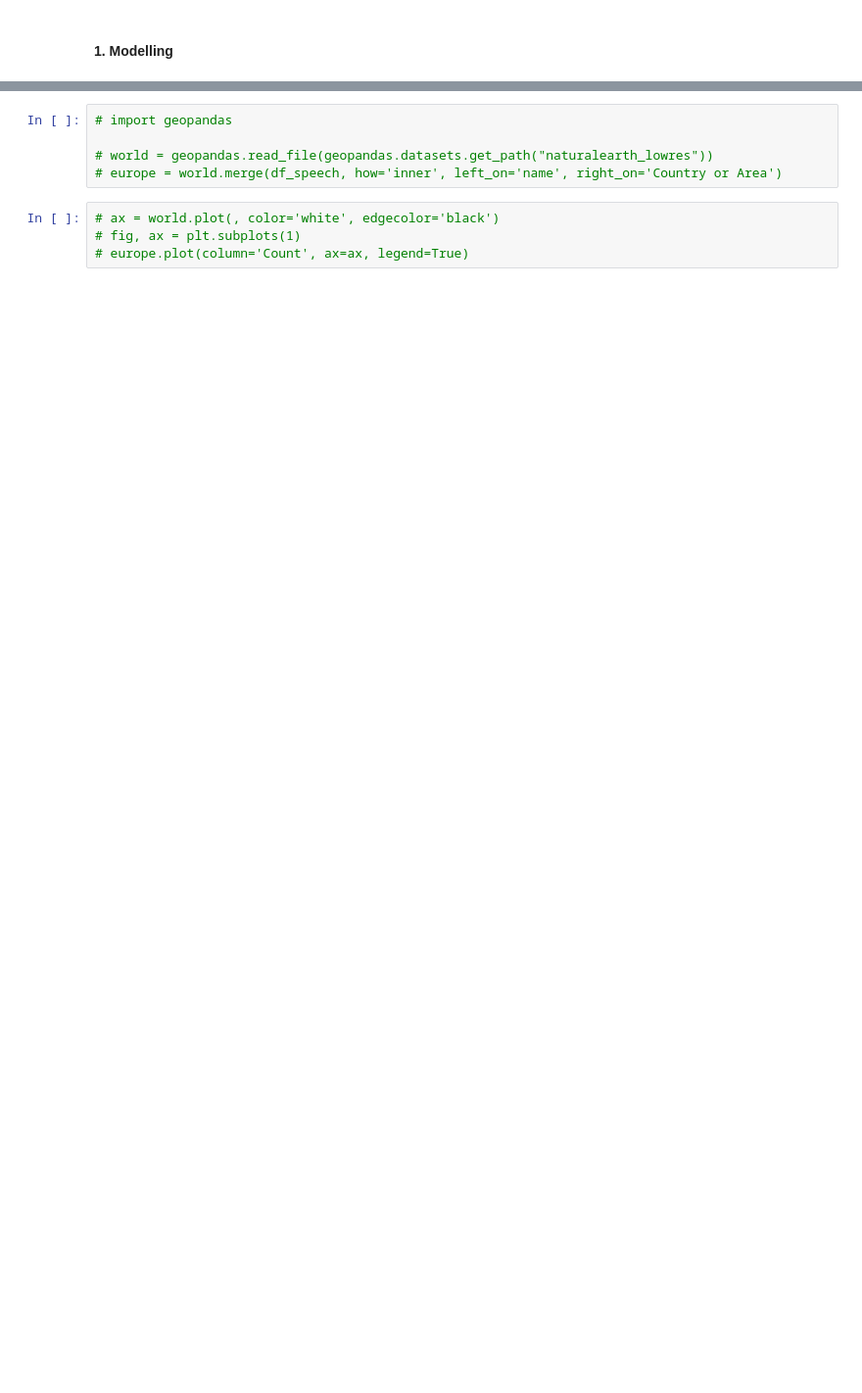
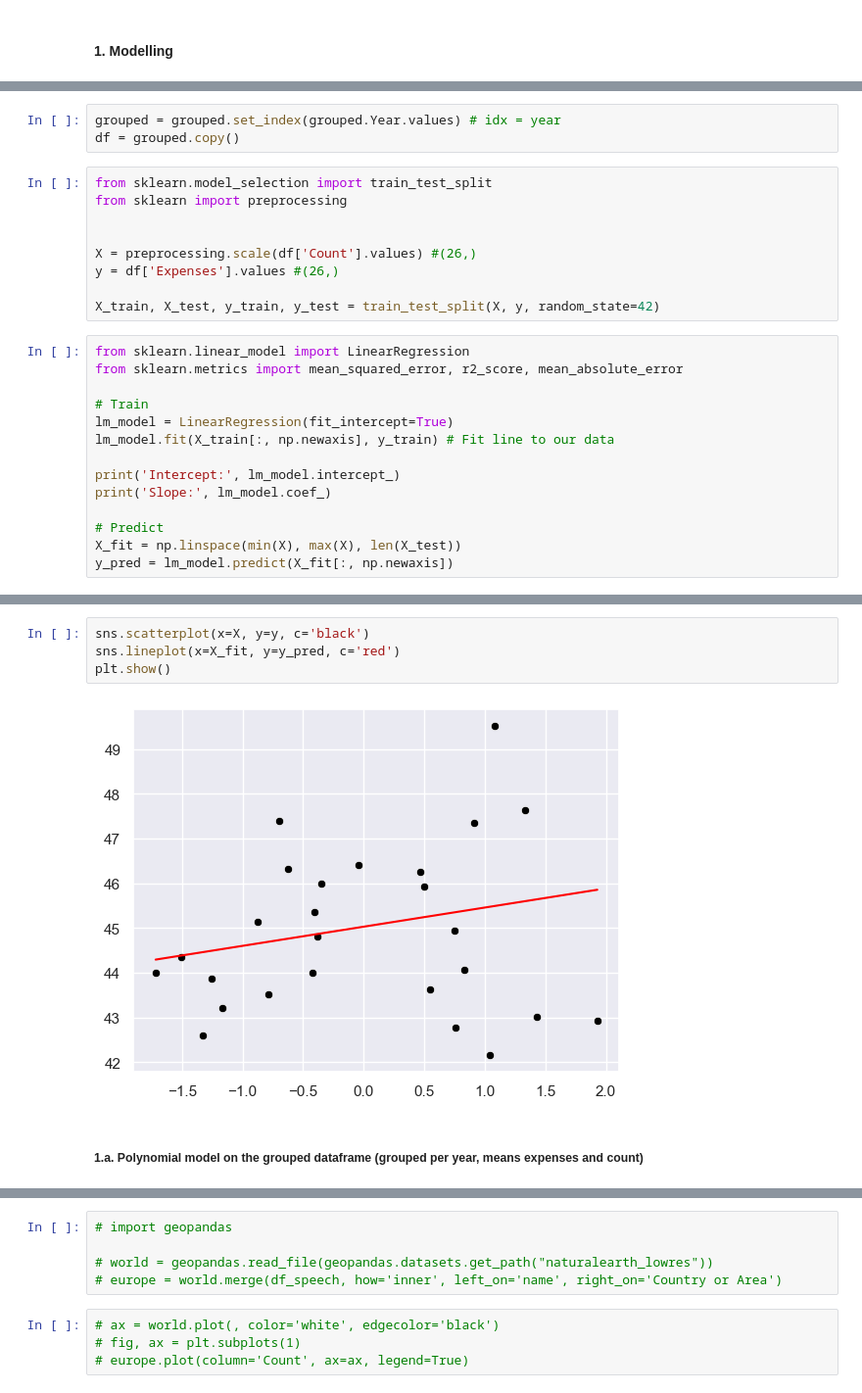
Before and after one commit to himayla/FDS_assign1, a Jupyter notebook: assign1.ipynb, the cells around one changed output, grey strips where cells are left out. Shown at 98% size. Saved outputs shown, nothing was run; the diff lists cells and outputs as text; blank space fills up the shorter version.

```diff
--- a/assign1.ipynb
+++ b/assign1.ipynb
@@ -400,0 +428,26 @@ plt.show()
+# %%
+grouped = grouped.set_index(grouped.Year.values) # idx = year
+df = grouped.copy()
+# %%
+from sklearn.model_selection import train_test_split
+from sklearn import preprocessing
+
+
+X = preprocessing.scale(df['Count'].values) #(26,)
+y = df['Expenses'].values #(26,)
+
+X_train, X_test, y_train, y_test = train_test_split(X, y, random_state=42)
+# %%
+from sklearn.linear_model import LinearRegression
+from sklearn.metrics import mean_squared_error, r2_score, mean_absolute_error
+
+# Train
+lm_model = LinearRegression(fit_intercept=True)
+lm_model.fit(X_train[:, np.newaxis], y_train) # Fit line to our data
+
+print('Intercept:', lm_model.intercept_)
+print('Slope:', lm_model.coef_)
+
+# Predict
+X_fit = np.linspace(min(X), max(X), len(X_test))
+y_pred = lm_model.predict(X_fit[:, np.newaxis])
@@ -400,0 +464,8 @@ plt.show()
+# %%
+sns.scatterplot(x=X, y=y, c='black')
+sns.lineplot(x=X_fit, y=y_pred, c='red')
+plt.show()
+# %% [output]
+[figure, added]
+# %% [markdown]
+##### 1.a. Polynomial model on the grouped dataframe (grouped per year, means expenses and count)
```
Also changed, not shown: parts of 30 cells of this notebook.
